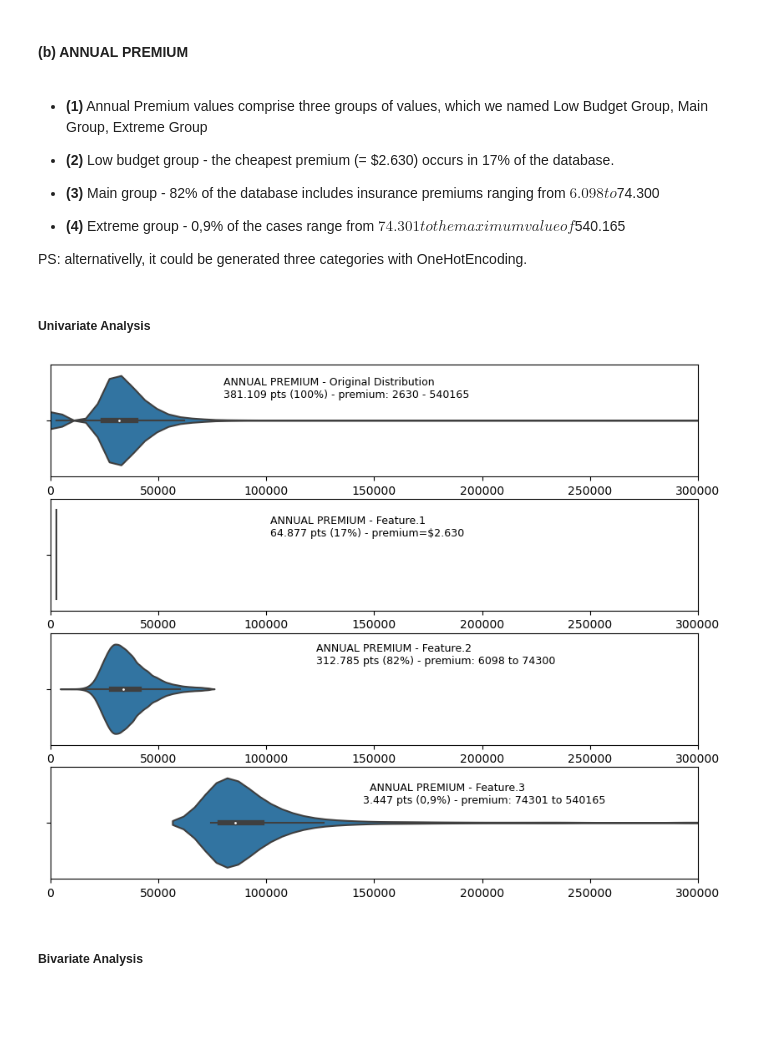
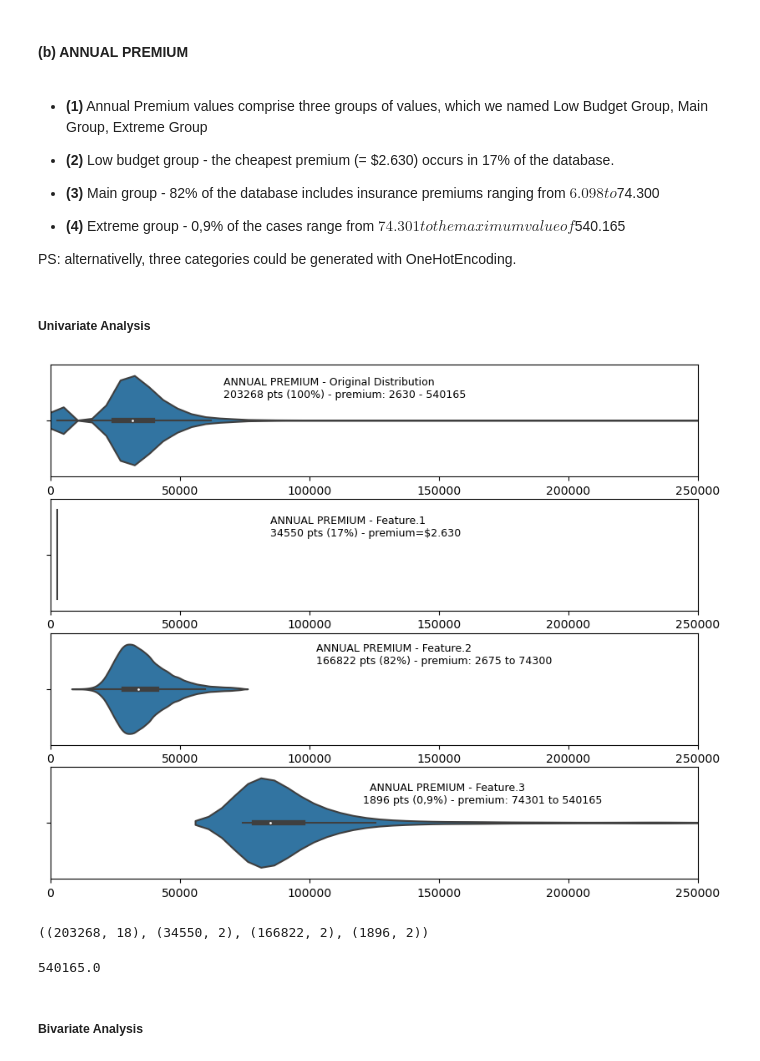
Before and after one commit to manoelmendonca/health_insurance, a Jupyter notebook: notebook/health_insurance.ipynb, the cells around one changed output. Saved outputs shown, nothing was run; the diff lists cells and outputs as text; code cells hidden in the pictures; blank space fills up the shorter version.

```diff
--- a/notebook/health_insurance.ipynb
+++ b/notebook/health_insurance.ipynb
@@ -459,0 +465,5 @@ Index(['id', 'gender', 'age', 'driving_license', 'region_code',
+# %%
+# df3 = train
+df3 = x_train.copy()
+df3['response'] = y_train
+df3.columns
@@ -530,17 +768,3 @@ df3['age_rbf_43'] = rbf_43
-# %%
-#.......... Policy Sales Channel
-# KPI: Policy Sales Channel Importance = (N# of regs by channel) / (Total N# of regs)
-# (PS: frequency encoding)
-
-# PS: delete this new feature(s) before SPLITTING data (in step-6)
-
-# compute KPI
-aux = df3.loc[:, ['policy_sales_channel', 'id'] ].groupby('policy_sales_channel').count().reset_index()
-maxval = aux['id'].max()
-aux['policy_sales_channel_importance'] = aux['id'] / maxval
-aux = aux.drop(columns=['id'])
-# include it in df3
-df3 = pd.merge( df3, aux, on='policy_sales_channel', how="left" )
 # %%
 df3.nunique()
 # %% [output]
@@ -590,7 +792,7 @@ Index(['id', 'gender', 'age', 'driving_license', 'region_code',
 # %% [markdown]
 ## 5.0. copy data, etc
 # %%
-df5 = df4.copy()
+df5 = df3.copy()
 # %% [markdown]
 ### Cramer V
 # %%
@@ -768,47 +998,55 @@ df_hist.head(15) # ...and this.
 
 - **(4)** Extreme group - 0,9% of the cases range from $74.301 to the maximum value of $540.165
 
-PS: alternativelly, it could be generated three categories with OneHotEncoding.
+PS: alternativelly, three categories could be generated with OneHotEncoding.
 # %% [markdown]
 ##### Univariate Analysis
 # %%
 # UNIVARIATE ANALYSIS:
 # annual_premium feature.1: points with values between 2630-2675, others =ZERO
-# Result: there are 64.877 (17%) contracts of low budget premium of exactly $2630.
+# Result: there are 34.550 (17%) contracts of low budget premium of exactly $2630.
 auxf1 = df5.loc[ df5['annual_premium_f1']!=0, ['response','annual_premium_f1'] ]
 
 # annual_premium feature.2: values from 2675 to 74301 (or 83260), others =ZERO
-# Result: there are 312.785 (82%, vast majority) contracts with premiums from $2675 to $74.301.
+# Result: there are 166822 (82%, vast majority) contracts with premiums from $2675 to $74.301.
 auxf2 = df5.loc[ df5['annual_premium_f2']!=0, ['response','annual_premium_f2'] ]
 
 # annual_premium feature.3: values above 74301, others =ZERO
-# Result: there are 3.447 (0,9%) contracts with premiums over $74.301.
+# Result: there are 1.896 (0,9%) contracts with premiums over $74.301.
 auxf3 = df5.loc[ df5['annual_premium_f3']!=0, ['response','annual_premium_f3'] ]
 
 plt.figure(figsize=(10, 8))
 plt.subplot(4,1,1)
 ax0 = sns.violinplot(x='annual_premium', orient='h', data=df5);
-ax0.set_xlim(0, 300000)
+ax0.set_xlim(0, 250000)
 ax0.set( xlabel='' )
 plt.subplot(4,1,2)
 ax1 = sns.violinplot(x='annual_premium_f1', orient='h', data=auxf1);
-ax1.set_xlim(0, 300000)
+ax1.set_xlim(0, 250000)
 ax1.set( xlabel='' )
 plt.subplot(4,1,3)
 ax2 = sns.violinplot(x='annual_premium_f2', orient='h', data=auxf2);
-ax2.set_xlim(0, 300000)
+ax2.set_xlim(0, 250000)
 ax2.set( xlabel='' )
 plt.subplot(4,1,4)
 ax3 = sns.violinplot(x='annual_premium_f3', orient='h', data=auxf3);
-ax3.set_xlim(0, 300000)
+ax3.set_xlim(0, 250000)
 ax3.set( xlabel='' )
-plt.annotate( 'ANNUAL PREMIUM - Original Distribution\n381.109 pts (100%) - premium: 2630 - 540165', xy=(160,440), fontsize=9, xycoords='figure points' );
-plt.annotate( 'ANNUAL PREMIUM - Feature.1\n64.877 pts (17%) - premium=$2.630', xy=(200,320), fontsize=9, xycoords='figure points' );
-plt.annotate( 'ANNUAL PREMIUM - Feature.2\n312.785 pts (82%) - premium: 6098 to 74300', xy=(240,210), fontsize=9, xycoords='figure points' );
-plt.annotate( '  ANNUAL PREMIUM - Feature.3\n3.447 pts (0,9%) - premium: 74301 to 540165', xy=(280,90), fontsize=9, xycoords='figure points' );
+plt.annotate( 'ANNUAL PREMIUM - Original Distribution\n203268 pts (100%) - premium: 2630 - 540165', xy=(160,440), fontsize=9, xycoords='figure points' );
+plt.annotate( 'ANNUAL PREMIUM - Feature.1\n34550 pts (17%) - premium=$2.630', xy=(200,320), fontsize=9, xycoords='figure points' );
+plt.annotate( 'ANNUAL PREMIUM - Feature.2\n166822 pts (82%) - premium: 2675 to 74300', xy=(240,210), fontsize=9, xycoords='figure points' );
+plt.annotate( '  ANNUAL PREMIUM - Feature.3\n1896 pts (0,9%) - premium: 74301 to 540165', xy=(280,90), fontsize=9, xycoords='figure points' );
 plt.show()
 # %% [output]
-[figure, old version]
+[figure, new version]
+# %%
+(df5.shape, auxf1.shape, auxf2.shape, auxf3.shape )
+# %% [output]
+((203268, 18), (34550, 2), (166822, 2), (1896, 2))
+# %%
+np.max( auxf3['annual_premium_f3'] )
+# %% [output]
+540165.0
 # %% [markdown]
 ##### Bivariate Analysis
 # %%
```
Also changed, not shown: parts of 196 cells of this notebook, 29 other files.
